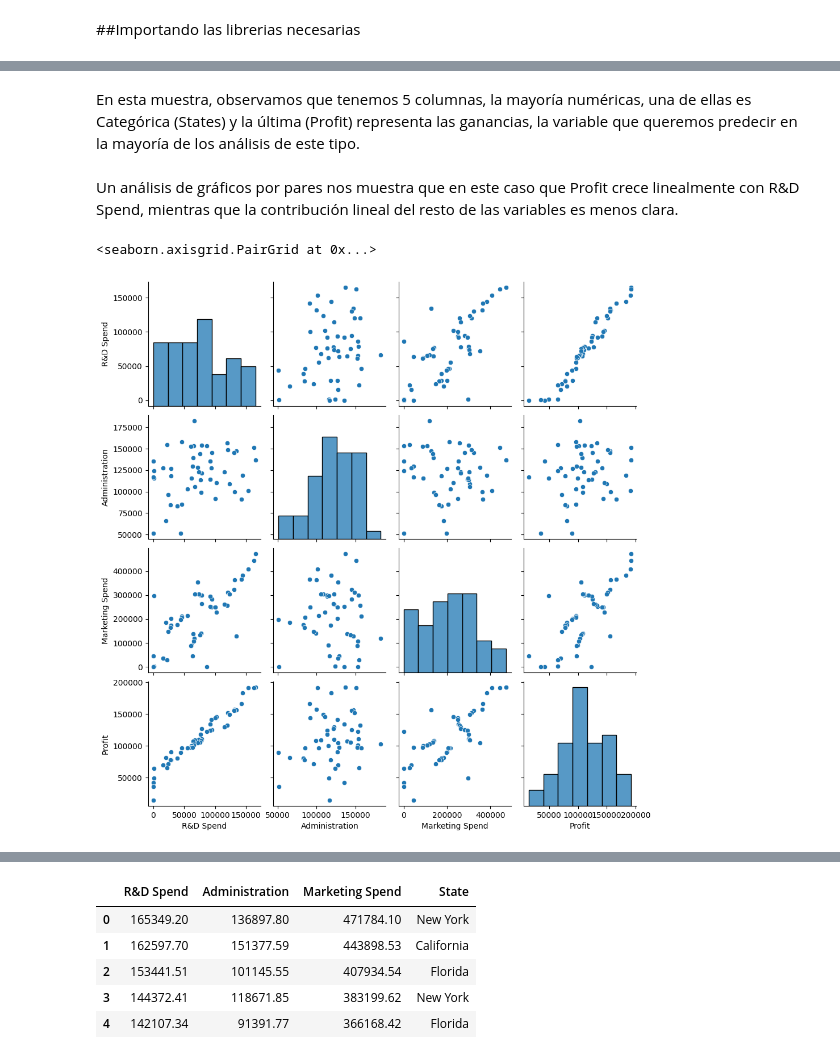
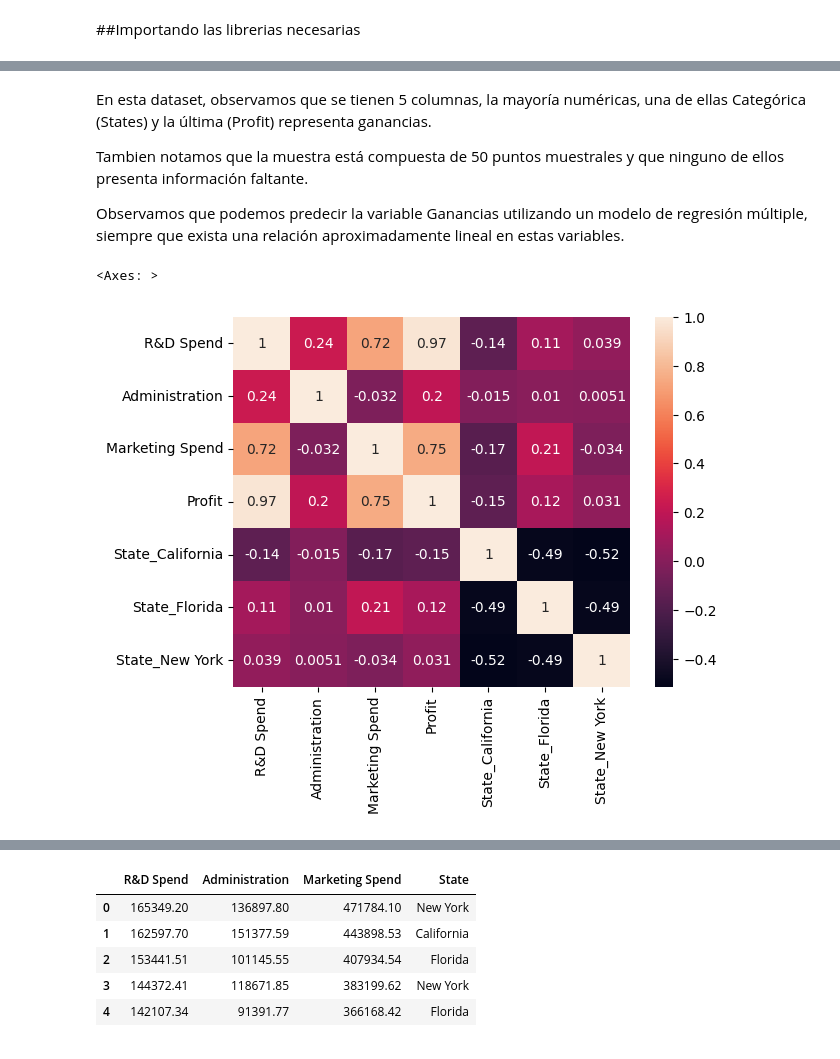
Before and after one commit to evcereti/Aprendiendo_ML_y_DS, a Jupyter notebook: regresion_lineal_multiple_scikit_learn.ipynb, the cells around one changed output, grey strips where cells are left out. Cells and saved outputs as stored; diff of their text form; code cells hidden in the pictures.

```diff
--- a/regresion_lineal_multiple_scikit_learn.ipynb
+++ b/regresion_lineal_multiple_scikit_learn.ipynb
@@ -23,10 +40,14 @@ dataset.head()
 # %% [markdown]
-En esta muestra, observamos que tenemos 5 columnas, la mayoría numéricas, una de ellas es Categórica (States) y la última (Profit) representa las ganancias, la variable que queremos predecir en la mayoría de los análisis de este tipo.
+En esta dataset, observamos que se tienen 5 columnas, la mayoría numéricas, una de ellas Categórica (States) y la última (Profit) representa ganancias.
+
+Tambien notamos que la muestra está compuesta de 50 puntos muestrales y que ninguno de ellos presenta información faltante.
+
+Observamos que podemos predecir la variable Ganancias utilizando un modelo de regresión múltiple, siempre que exista una relación aproximadamente lineal en estas variables.
-# %% [markdown]
-Un análisis de gráficos por pares nos muestra que en este caso que Profit crece linealmente con R&D Spend, mientras que la contribución lineal del resto de las variables es menos clara.
-# %%
-import seaborn as sns
-sns.pairplot(dataset)
-# %% [output]
-<seaborn.axisgrid.PairGrid at 0x...>
-[figure, removed]
+# %%
+import seaborn as sns
+categorias = dataset.select_dtypes(include=['object']).columns
+dataset_one_hot = pd.get_dummies(dataset, categorias)
+sns.heatmap(dataset_one_hot.corr(), annot=True)
+# %% [output]
+<Axes: >
+[figure, added]
```
Also changed, not shown: parts of 11 cells of this notebook.
